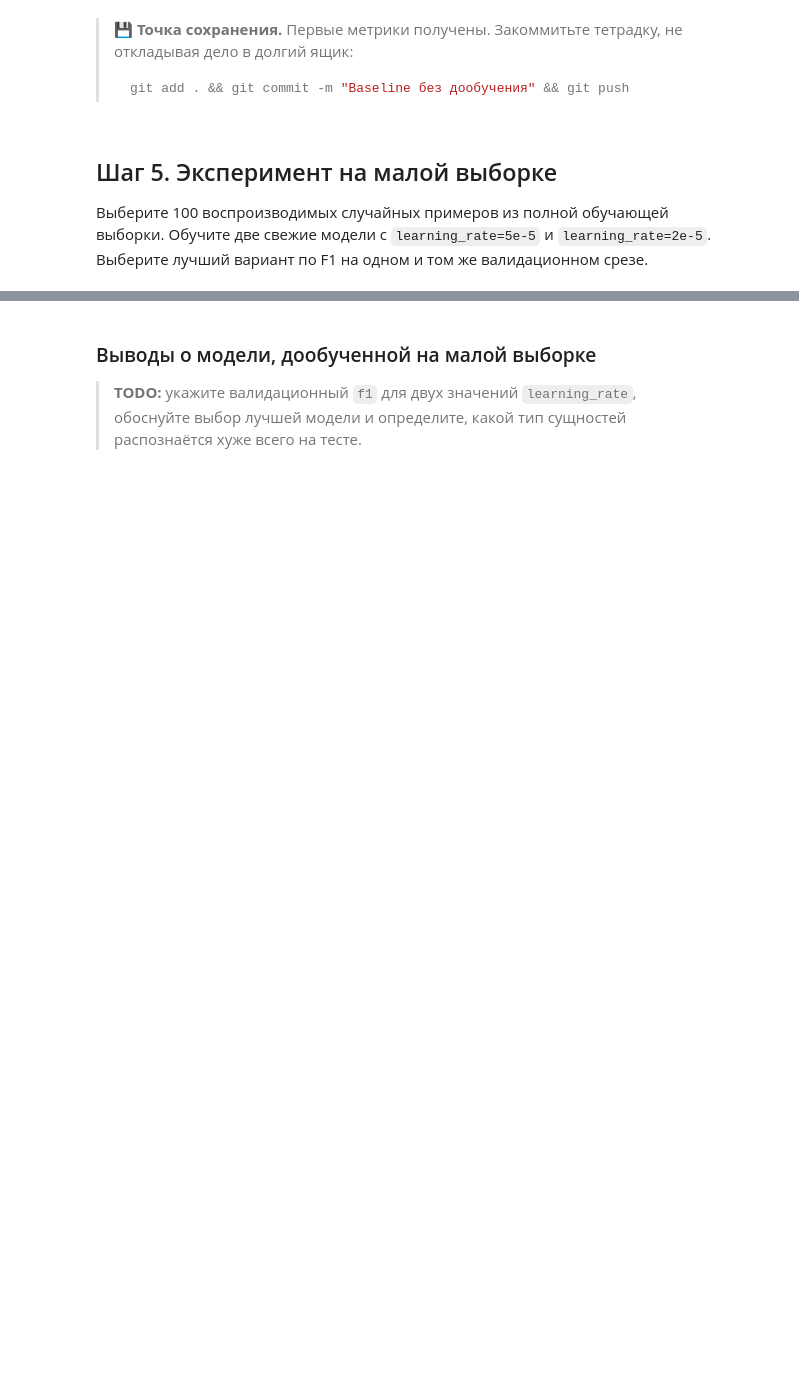
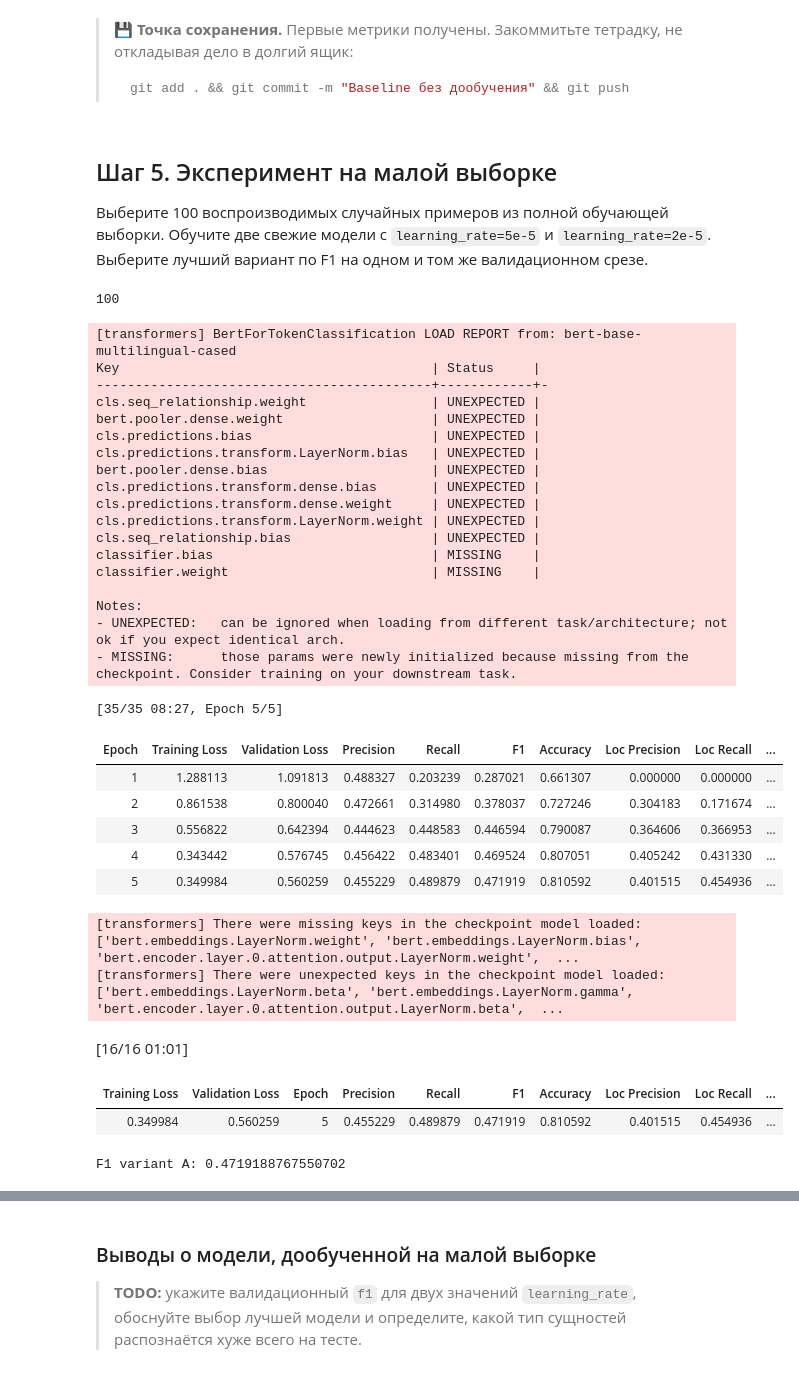
Before and after one commit to shocknik/ner-project, a Jupyter notebook: project_s27_experiments.ipynb, the cells around one changed output, grey strips where cells are left out. Saved outputs shown, nothing was run; the diff lists cells and outputs as text; code cells hidden in the pictures; blank space fills up the shorter version.

Commit message:
learning biseline, model_a, model_b by 100 example

```diff
--- a/project_s27_experiments.ipynb
+++ b/project_s27_experiments.ipynb
@@ -387,13 +421,49 @@ if torch.cuda.is_available():
 F1 на одном и том же валидационном срезе.
 # %%
 # TODO: перемешайте train_full с SEED и выберите FEWSHOT_SIZE примеров
-# train_100 = ...
+train_100 = train_full.shuffle(seed=SEED).select(range(FEWSHOT_SIZE))
+len(train_100)
+# %% [output]
+100
 # %%
 # TODO: обучите вариант A с первым learning_rate
-# lr_a = CANDIDATE_LEARNING_RATES[0]
-# trainer_lr_a = ...
-# val_f1_a = ...
+lr_a = CANDIDATE_LEARNING_RATES[0]
+trainer_lr_a = train_model(train_100, lr_a, "bert-ner-fewshot-lr-a")
+val_f1_a = trainer_lr_a.evaluate(eval_small)["eval_f1"]
 
 # TODO: выведите F1 варианта A на валидационном срезе
+print(f"F1 variant A: {val_f1_a}")
+# %% [output]
+[transformers] BertForTokenClassification LOAD REPORT from: bert-base-multilingual-cased
+Key                                        | Status     |
+-------------------------------------------+------------+-
+cls.seq_relationship.weight                | UNEXPECTED |
+bert.pooler.dense.weight                   | UNEXPECTED |
+cls.predictions.bias                       | UNEXPECTED |
+cls.predictions.transform.LayerNorm.bias   | UNEXPECTED |
+bert.pooler.dense.bias                     | UNEXPECTED |
+cls.predictions.transform.dense.bias       | UNEXPECTED |
+cls.predictions.transform.dense.weight     | UNEXPECTED |
+cls.predictions.transform.LayerNorm.weight | UNEXPECTED |
+cls.seq_relationship.bias                  | UNEXPECTED |
+classifier.bias                            | MISSING    |
+classifier.weight                          | MISSING    |
+
+Notes:
+- UNEXPECTED:   can be ignored when loading from different task/architecture; not ok if you expect identical arch.
+- MISSING:      those params were newly initialized because missing from the checkpoint. Consider training on your downstream task.
+[35/35 08:27, Epoch 5/5]
+| Epoch | Training Loss | Validation Loss | Precision | Recall | F1 | Accuracy | Loc Precision | Loc Recall | ... |
+| 1 | 1.288113 | 1.091813 | 0.488327 | 0.203239 | 0.287021 | 0.661307 | 0.000000 | 0.000000 | ... |
+| 2 | 0.861538 | 0.800040 | 0.472661 | 0.314980 | 0.378037 | 0.727246 | 0.304183 | 0.171674 | ... |
+| 3 | 0.556822 | 0.642394 | 0.444623 | 0.448583 | 0.446594 | 0.790087 | 0.364606 | 0.366953 | ... |
+| 4 | 0.343442 | 0.576745 | 0.456422 | 0.483401 | 0.469524 | 0.807051 | 0.405242 | 0.431330 | ... |
+| 5 | 0.349984 | 0.560259 | 0.455229 | 0.489879 | 0.471919 | 0.810592 | 0.401515 | 0.454936 | ... |
+[transformers] There were missing keys in the checkpoint model loaded: ['bert.embeddings.LayerNorm.weight', 'bert.embeddings.LayerNorm.bias', 'bert.encoder.layer.0.attention.output.LayerNorm.weight',  ...
+[transformers] There were unexpected keys in the checkpoint model loaded: ['bert.embeddings.LayerNorm.beta', 'bert.embeddings.LayerNorm.gamma', 'bert.encoder.layer.0.attention.output.LayerNorm.beta',  ...
+[16/16 01:01]
+| Training Loss | Validation Loss | Epoch | Precision | Recall | F1 | Accuracy | Loc Precision | Loc Recall | ... |
+| 0.349984 | 0.560259 | 5 | 0.455229 | 0.489879 | 0.471919 | 0.810592 | 0.401515 | 0.454936 | ... |
+F1 variant A: 0.4719188767550702
 # %%
 # TODO: обучите независимый вариант B со вторым learning_rate
```
Also changed, not shown: parts of 7 cells of this notebook, 10 other files.
